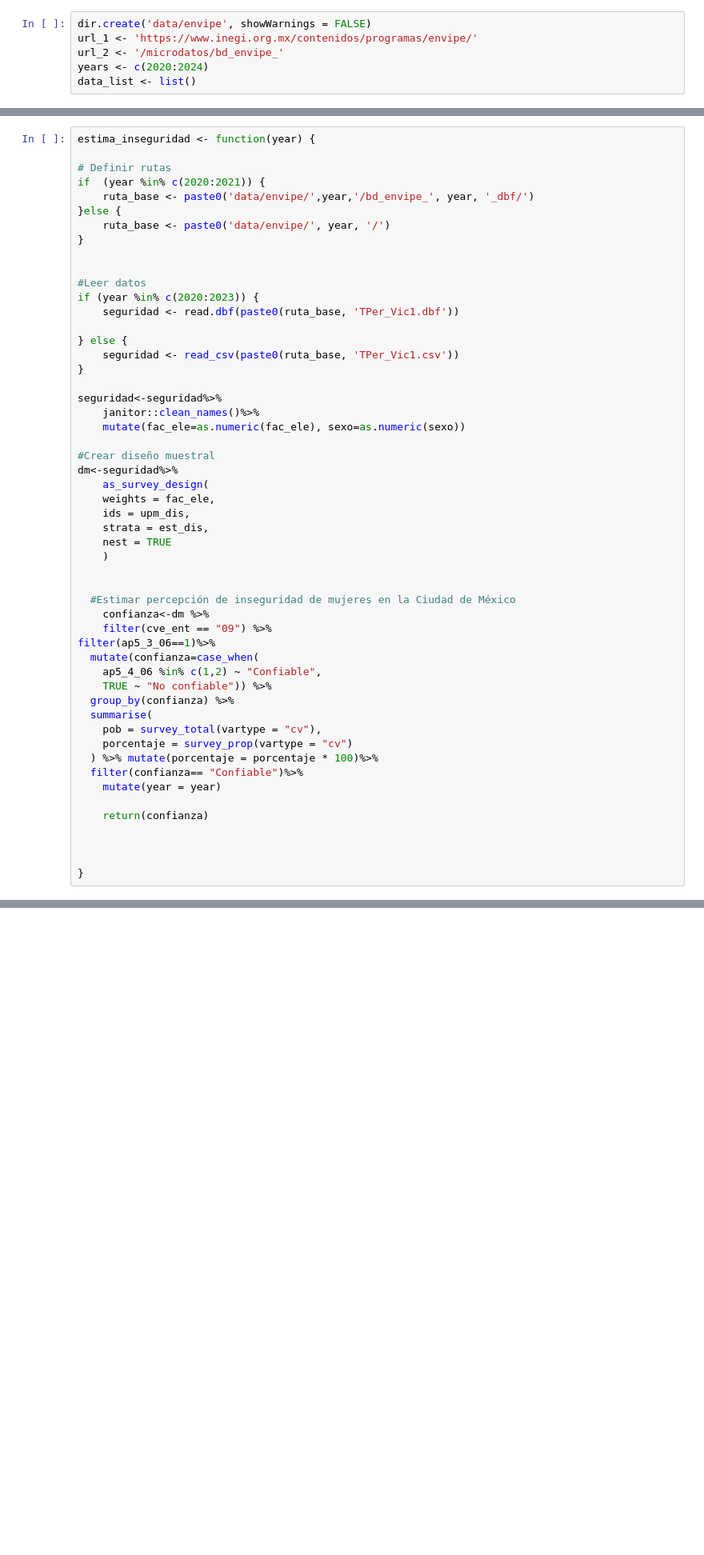
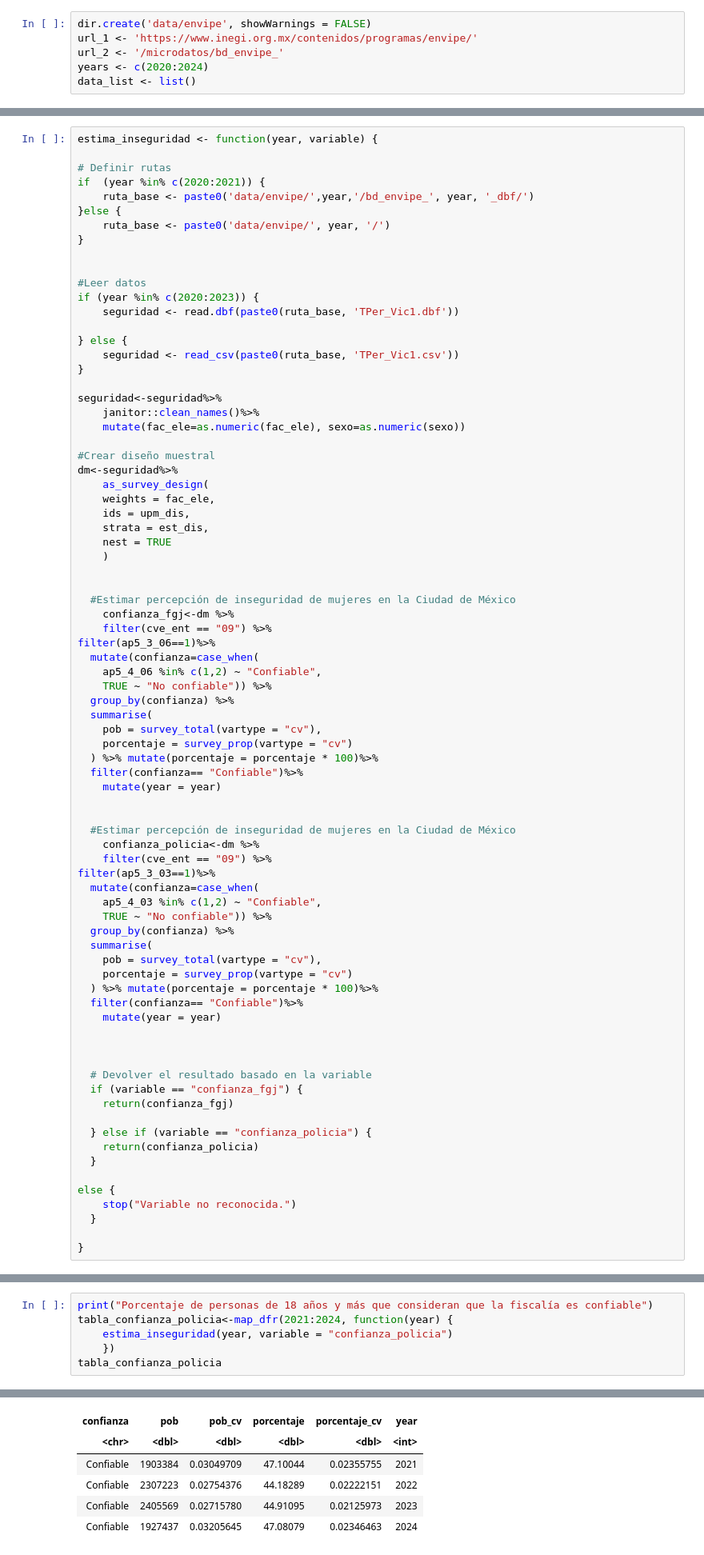
Before and after one commit to cpyp-ipdp/pgd_cdmx, a Jupyter notebook: indicadores/seguridad/indicadores_seguridad.ipynb, the cells around one changed output, grey strips where cells are left out. Shown at 80% size. Cells and saved outputs as stored; diff of their text form; blank space fills up the shorter version.

Commit message:
Se agregan indicadores de confianza en policía y se incorporan proyecciones

```diff
--- a/indicadores/seguridad/indicadores_seguridad.ipynb
+++ b/indicadores/seguridad/indicadores_seguridad.ipynb
@@ -847,7 +849,7 @@ for (i in 1:length(years)) {
 [1] "Archivos descomprimidos para el año 2024"
 [1] "Archivo eliminado: data/envipe/2024_csv.zip"
 # %%
-estima_inseguridad <- function(year) {
+estima_inseguridad <- function(year, variable) {
 
 # Definir rutas
 if  (year %in% c(2020:2021)) {
@@ -880,7 +882,7 @@ dm<-seguridad%>%
 
 
   #Estimar percepción de inseguridad de mujeres en la Ciudad de México
-    confianza<-dm %>%
+    confianza_fgj<-dm %>%
     filter(cve_ent == "09") %>%
 filter(ap5_3_06==1)%>%
   mutate(confianza=case_when(
@@ -894,10 +896,36 @@ filter(ap5_3_06==1)%>%
   filter(confianza== "Confiable")%>%
     mutate(year = year)
 
-    return(confianza)
+
+  #Estimar percepción de inseguridad de mujeres en la Ciudad de México
+    confianza_policia<-dm %>%
+    filter(cve_ent == "09") %>%
+filter(ap5_3_03==1)%>%
+  mutate(confianza=case_when(
+    ap5_4_03 %in% c(1,2) ~ "Confiable",
+    TRUE ~ "No confiable")) %>%
+  group_by(confianza) %>%
+  summarise(
+    pob = survey_total(vartype = "cv"),
+    porcentaje = survey_prop(vartype = "cv")
+  ) %>% mutate(porcentaje = porcentaje * 100)%>%
+  filter(confianza== "Confiable")%>%
+    mutate(year = year)
 
 
 
+  # Devolver el resultado basado en la variable
+  if (variable == "confianza_fgj") {
+    return(confianza_fgj)
+
+  } else if (variable == "confianza_policia") {
+    return(confianza_policia)
+  }
+
+else {
+    stop("Variable no reconocida.")
+  }
+
 }
 # %%
 print("Porcentaje de personas de 18 años y más que consideran que la fiscalía es confiable")
@@ -922,3 +952,10 @@ A tibble: 4 × 6
 | Confiable | 1332158 | 0.03890160 | 34.67183 | 0.03262677 | 2022 |
 | Confiable | 1512065 | 0.03589746 | 38.63385 | 0.02850885 | 2023 |
 | Confiable | 1336158 | 0.03962655 | 38.16130 | 0.03159721 | 2024 |
+# %%
+print("Porcentaje de personas de 18 años y más que consideran que la fiscalía es confiable")
+tabla_confianza_policia<-map_dfr(2021:2024, function(year) {
+    estima_inseguridad(year, variable = "confianza_policia")
+    })
+tabla_confianza_policia
+# %% [output]
@@ -925,3 +974,9 @@ A tibble: 4 × 6
+| confianza | pob | pob_cv | porcentaje | porcentaje_cv | year |
+| <chr> | <dbl> | <dbl> | <dbl> | <dbl> | <int> |
+| Confiable | 1903384 | 0.03049709 | 47.10044 | 0.02355755 | 2021 |
+| Confiable | 2307223 | 0.02754376 | 44.18289 | 0.02222151 | 2022 |
+| Confiable | 2405569 | 0.02715780 | 44.91095 | 0.02125973 | 2023 |
+| Confiable | 1927437 | 0.03205645 | 47.08079 | 0.02346463 | 2024 |
 # %% [markdown]
 #### Proyecciones
 # %%
```
Also changed, not shown: parts of 10 cells of this notebook.
